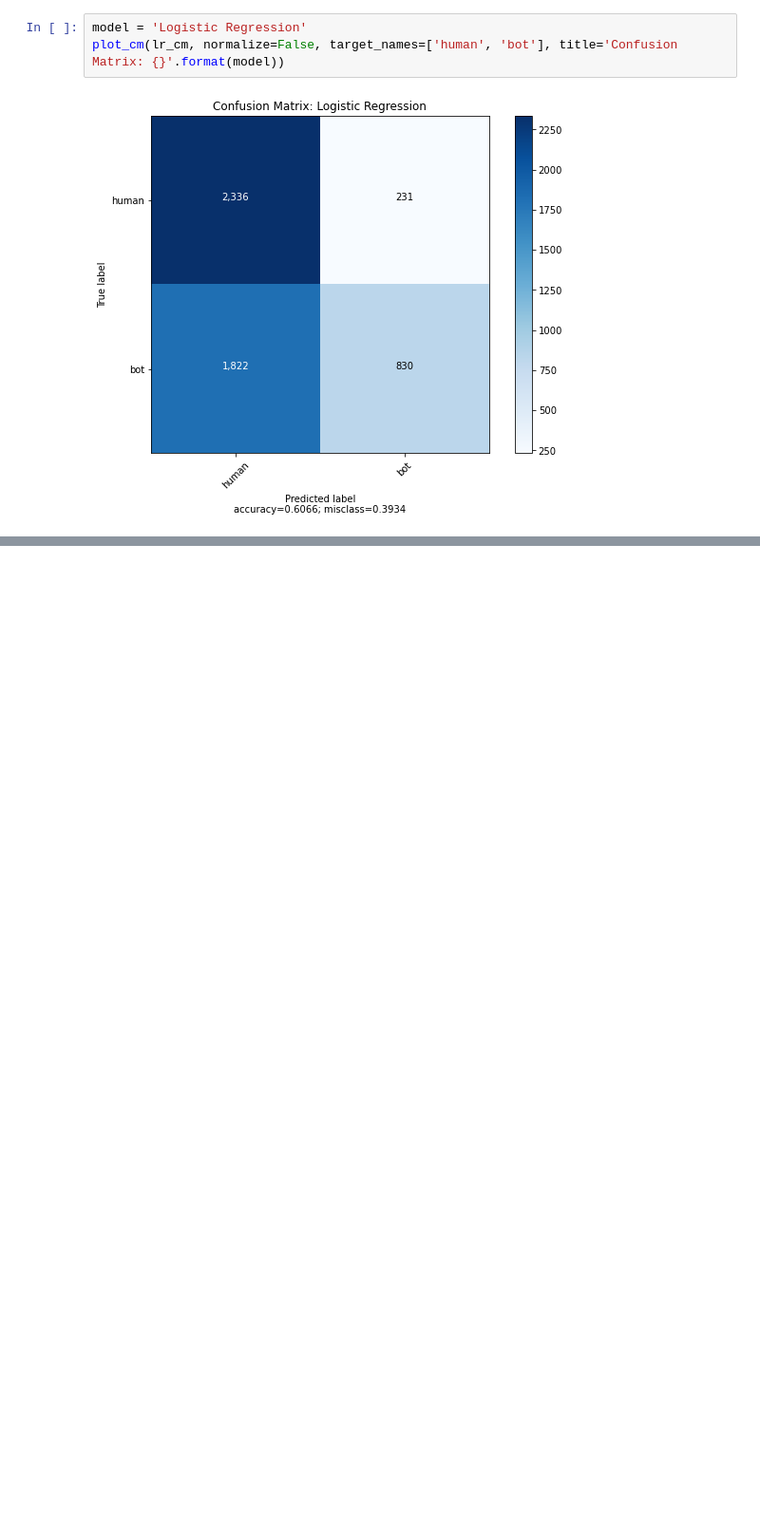
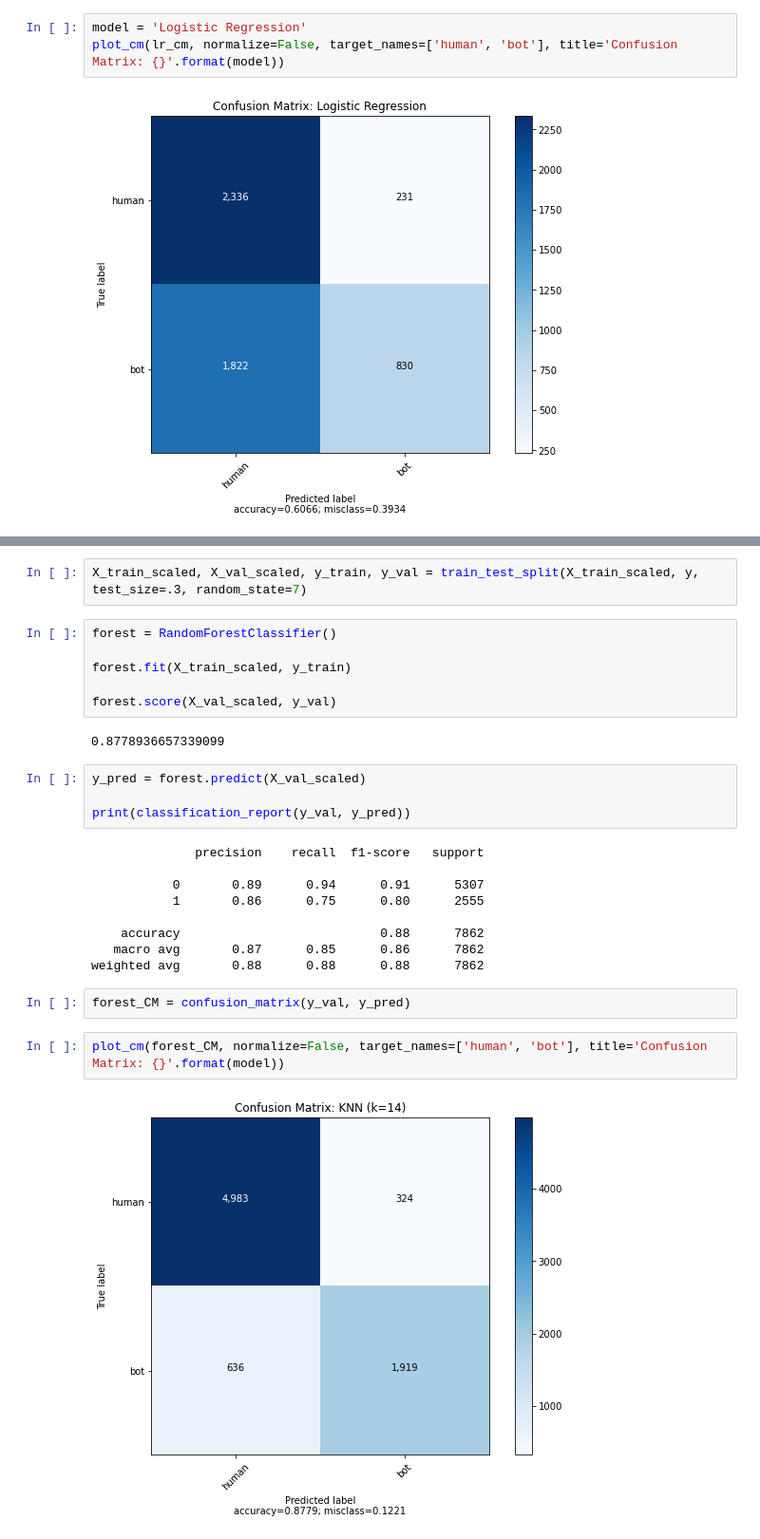
Before and after one commit to scrapfishies/twitter-bot-detection, a Jupyter notebook: intro_eda.ipynb, the cells around one changed output, grey strips where cells are left out. Shown at 95% size. Drawn from its saved outputs; the diff is of its cells as text; blank space fills up the shorter version.

Commit message:
tried other models

```diff
--- a/intro_eda.ipynb
+++ b/intro_eda.ipynb
@@ -511,0 +667,29 @@ plot_cm(lr_cm, normalize=False, target_names=['human', 'bot'], title='Confusion
+# %%
+X_train_scaled, X_val_scaled, y_train, y_val = train_test_split(X_train_scaled, y, test_size=.3, random_state=7)
+# %%
+forest = RandomForestClassifier()
+
+forest.fit(X_train_scaled, y_train)
+
+forest.score(X_val_scaled, y_val)
+# %% [output]
+0.8778936657339099
+# %%
+y_pred = forest.predict(X_val_scaled)
+
+print(classification_report(y_val, y_pred))
+# %% [output]
+              precision    recall  f1-score   support
+
+           0       0.89      0.94      0.91      5307
+           1       0.86      0.75      0.80      2555
+
+    accuracy                           0.88      7862
+   macro avg       0.87      0.85      0.86      7862
+weighted avg       0.88      0.88      0.88      7862
+# %%
+forest_CM = confusion_matrix(y_val, y_pred)
+# %%
+plot_cm(forest_CM, normalize=False, target_names=['human', 'bot'], title='Confusion Matrix: {}'.format(model))
+# %% [output]
+[figure, added]
```
Also changed, not shown: parts of 24 cells of this notebook.
